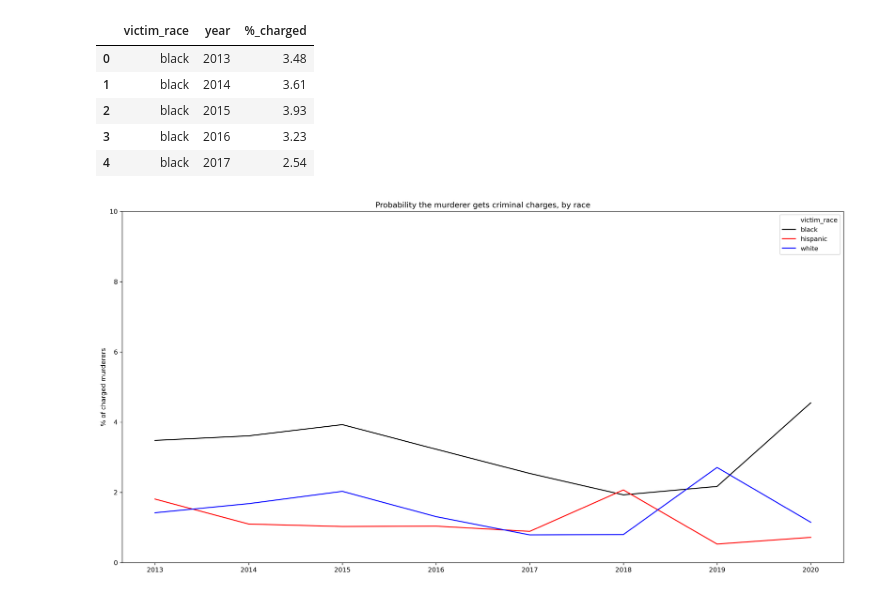
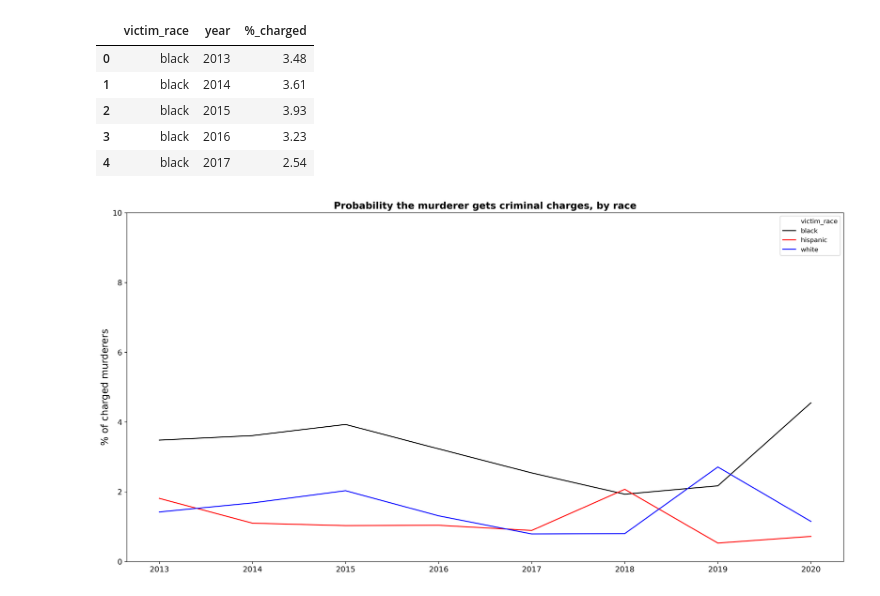
Before and after one commit to epfl-ada/ada-2020-project-milestone-p3-p3_badass, a Jupyter notebook: police_violence.ipynb, the cells around one changed output. Cells and saved outputs as stored; diff of their text form; code cells hidden in the pictures.

```diff
--- a/police_violence.ipynb
+++ b/police_violence.ipynb
@@ -338,17 +338,23 @@ charged_df.head()
 # %%
 fig, ax = plt.subplots()
 fig.set_size_inches(20, 10)
 
 sns.lineplot(data=charged_df, x="year", y="%_charged", hue="victim_race", palette=["black", "red", "blue"])
 
 ax.set_ylim(0, 10)
 
-ax.set_title("Probability the murderer gets criminal charges, by race")
+ax.set_title("Probability the murderer gets criminal charges, by race", fontsize=15, fontweight='bold')
 ax.set_xlabel('')
-ax.set_ylabel("% of charged murderers")
+ax.set_ylabel("% of charged murderers", fontsize=15)
+
+for tick in ax.yaxis.get_major_ticks():
+        tick.label.set_fontsize(12)
+
+for tick in ax.xaxis.get_major_ticks():
+        tick.label.set_fontsize(12)
 
 fig = plt.gcf()
 plt.show()
 fig.savefig('./plots/charges.png')
 # %% [output]
-[figure, old version]
+[figure, new version]
```
Also changed, not shown: 3 other files.
